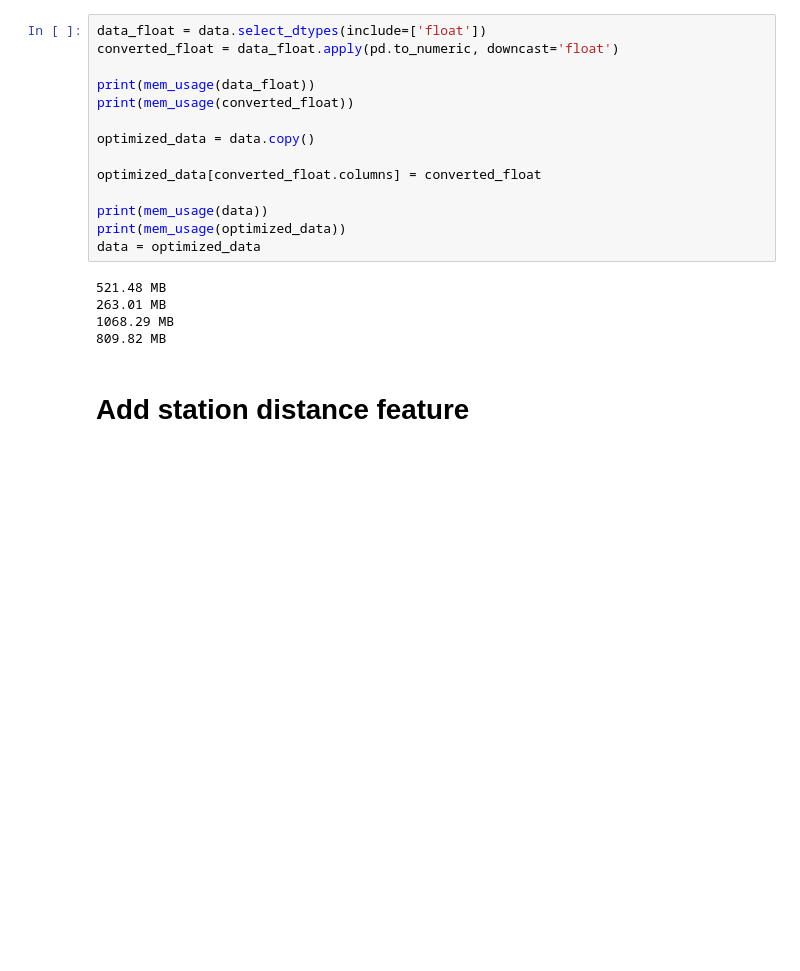
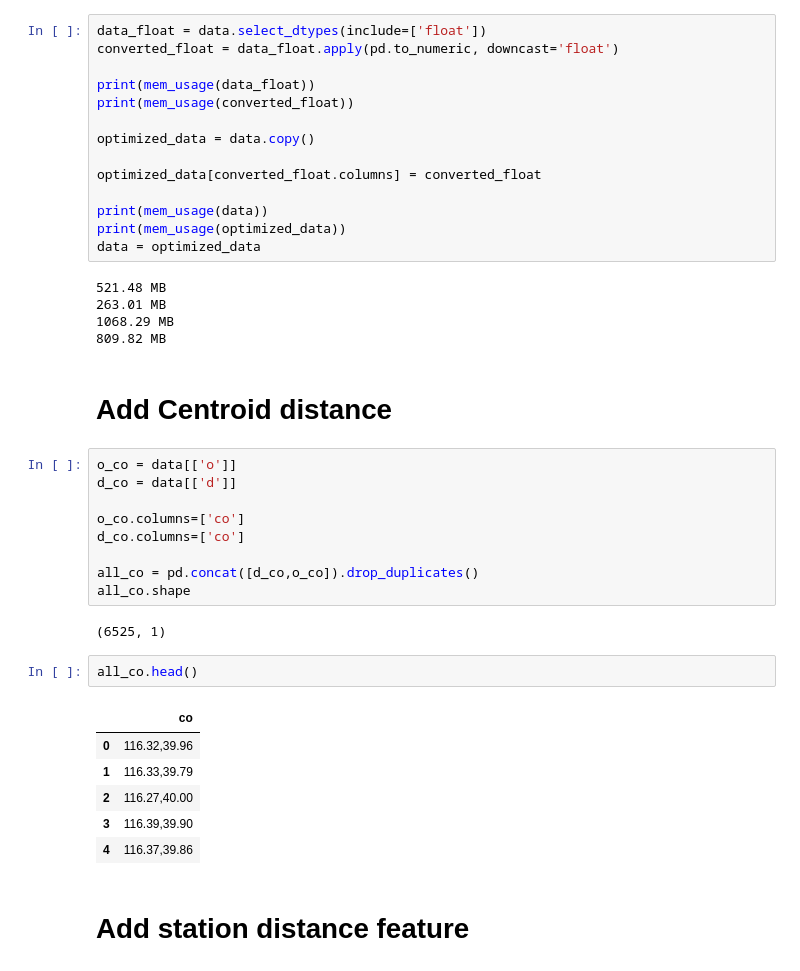
Before and after one commit to AlanConstantine/KDD-Cup-2019-CAMMTR, a Jupyter notebook: Code/Pipline/Pipline.ipynb, the cells around one changed output. Cells and saved outputs as stored; diff of their text form; blank space fills up the shorter version.

```diff
--- a/Code/Pipline/Pipline.ipynb
+++ b/Code/Pipline/Pipline.ipynb
@@ -291,6 +296,28 @@ data = optimized_data
 263.01 MB
 1068.29 MB
 809.82 MB
+# %% [markdown]
+# Add Centroid distance
+# %%
+o_co = data[['o']]
+d_co = data[['d']]
+
+o_co.columns=['co']
+d_co.columns=['co']
+
+all_co = pd.concat([d_co,o_co]).drop_duplicates()
+all_co.shape
+# %% [output]
+(6525, 1)
+# %%
+all_co.head()
+# %% [output]
+|  | co |
+| 0 | 116.32,39.96 |
+| 1 | 116.33,39.79 |
+| 2 | 116.27,40.00 |
+| 3 | 116.39,39.90 |
+| 4 | 116.37,39.86 |
 # %% [markdown]
 # Add station distance feature
 # %%
```
Also changed, not shown: parts of 1 cell of this notebook.
